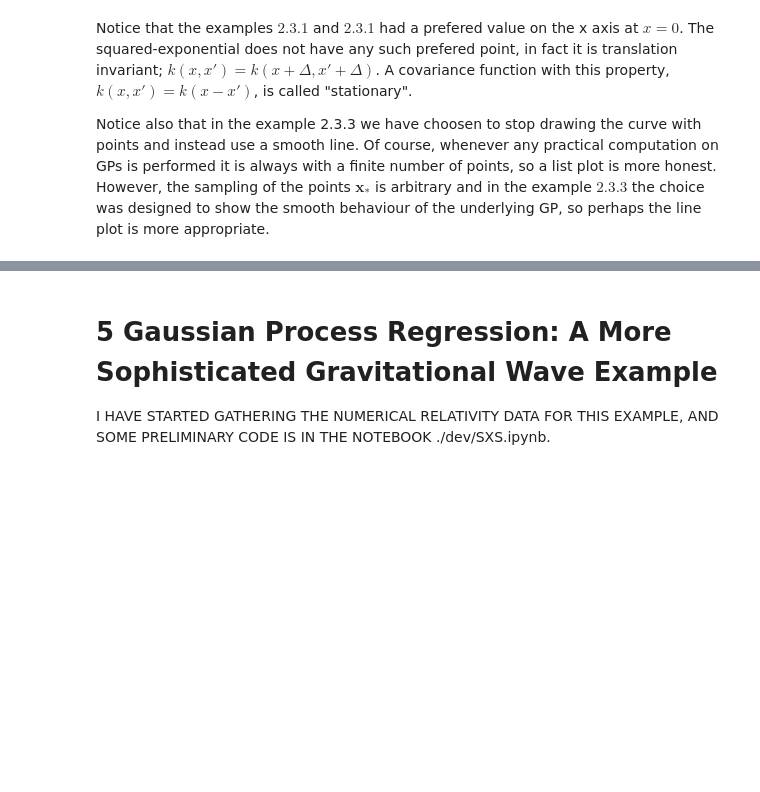
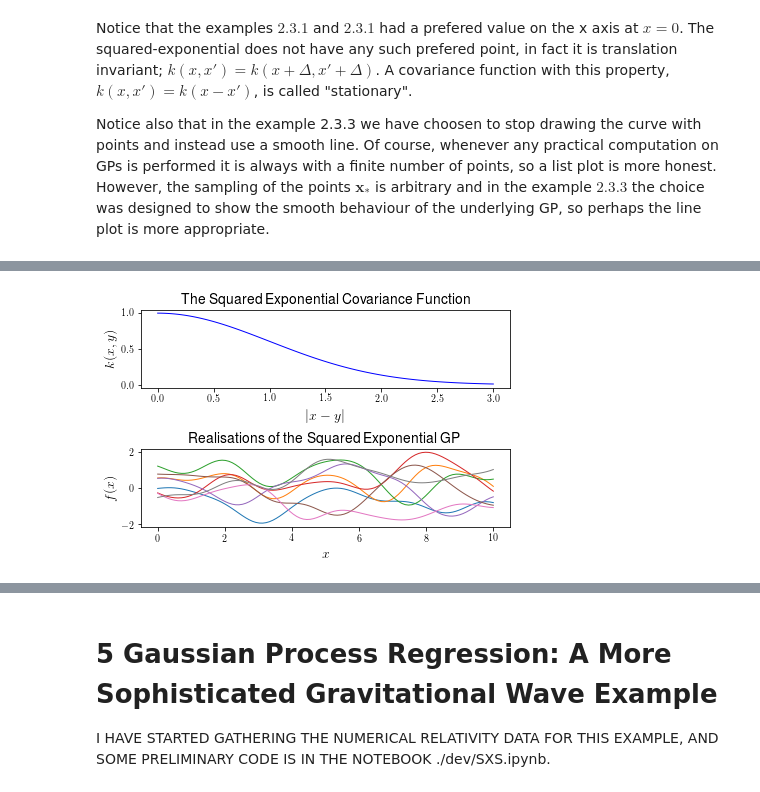
Before and after one commit to stasbabak/GPR_Chris_Zoheyr, a Jupyter notebook: dev/Notes.ipynb, the cells around one changed output, grey strips where cells are left out. Drawn from its saved outputs; the diff is of its cells as text; code cells hidden in the pictures; blank space fills up the shorter version.

```diff
--- a/dev/Notes.ipynb
+++ b/dev/Notes.ipynb
@@ -303,0 +370,72 @@ CHRIS, I will write some notes on the smoothness properties of covariance functi
+# %%
+def squared_exponential_kernel(X1,X2,scale=1.0,metric=None):
+    """
+    Computes the square exponential kernel.
+
+    Parameters
+    ----------
+    X1: array, shape = (npoints,ndim)
+        Array of points in parameter space for which
+        to calculate the squared exponential covariance
+        with points in X2
+    X2: array, shape = (npoints,ndim)
+        Array of points in parameter space for which
+        to calculate the squared exponential covariance
+        with points in X1
+    scale: float or array with length ndim
+        Squared exponential length scale
+    metric: callable
+        A function that computes distances between
+        two points.
+
+    Returns
+    -------
+    K: matrix
+        The covariance matrix for points in X
+    """
+    npoints1 = X1.shape[0]
+    npoints2 = X2.shape[0]
+    ndim = X1.shape[1]
+    if isinstance(scale,(float,int)):
+        inv_scale=(1./scale)*np.ones(ndim)
+        inv_scale = np.diag(inv_scale)
+    else:
+        inv_scale = 1./scale
+        inv_scale = np.diag(inv_scale)
+    if metric == None:
+        dist = lambda a,b: np.sqrt(np.dot(np.dot(a-b,inv_scale),a-b))
+    else:
+        dist = metric
+    K = np.empty([npoints1,npoints2])
+    for i in range(npoints1):
+        for j in range(npoints2):
+            K[i,j] = np.exp(-0.5*dist(X1[i,:],X2[j,:])**2)
+    return K
+
+
+# Plot the covariance function and some random realisations of the process
+
+fig = plt.figure (  )
+ax1 = fig.add_subplot ( 2 , 1 , 1 )
+ax2 = fig.add_subplot ( 2 , 1 , 2 )
+
+x_star = np.linspace ( 0 , 3 , 100 ).reshape(-1,1)
+ax1.plot ( x_star.flatten() , squared_exponential_kernel ( x_star , x_star )[0] , linewidth=1 , color='b' )
+ax1.set_title ( r'The Squared Exponential Covariance Function' , fontsize=14 )
+ax1.set_xlabel ( r'$|x-y|$' , fontsize=14 )
+ax1.set_ylabel ( r'$k(x,y)$' , fontsize=14 )
+
+x_star = np.linspace ( 0 , 10 , 100 ).reshape(-1,1)
+K = squared_exponential_kernel ( x_star , x_star )
+for i in range(8):
+    f_star = np.random.multivariate_normal ( np.zeros(len(x_star)) , K )
+    ax2.plot ( x_star , f_star , linewidth=1 )
+
+ax2.set_title ( r'Realisations of the Squared Exponential GP' , fontsize=14 )
+ax2.set_xlabel ( r'$x$' , fontsize=14 )
+ax2.set_ylabel ( r'$f(x)$' , fontsize=14 )
+
+plt.tight_layout()
+plt.show ( )
+# %% [output]
+[figure, added]
```
Also changed, not shown: parts of 36 cells of this notebook.
